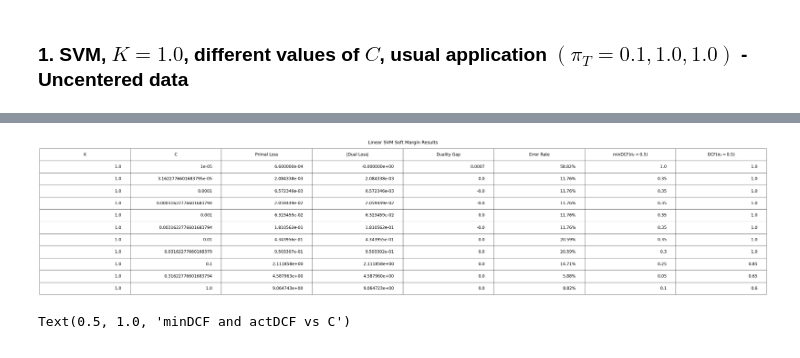
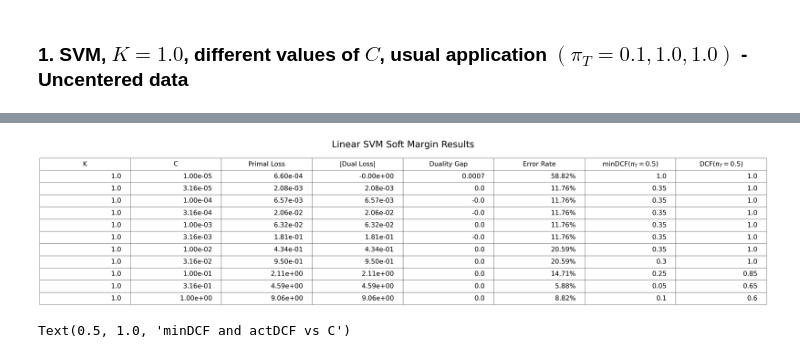
Before and after one commit to RiccardoRevalor/Fingerprint_Spoofing_Detection, a Jupyter notebook: 4_SVM.ipynb, the cells around one changed output, grey strips where cells are left out. Saved outputs shown, nothing was run; the diff lists cells and outputs as text; code cells hidden in the pictures.

```diff
--- a/4_SVM.ipynb
+++ b/4_SVM.ipynb
@@ -83,6 +83,6 @@ primal_loss_table, dual_loss_table, dualitygap_table = unpacked_results
 
 table_data = []
 for i in range(len(K_table)):
-    table_data.append([K_table[i], C_table[i], f"{primal_loss_table[i]:.6e}", f"{-dual_loss_table[i]:.6e}", round(dualitygap_table[i], 4), f"{errorRate_table[i] * 100:.2f}%", round(minDCF_table[i], 4), round(DCFs_table[i], 4)])
+    table_data.append([K_table[i], f"{C_table[i]:.2e}", f"{primal_loss_table[i]:.2e}", f"{-dual_loss_table[i]:.2e}", round(dualitygap_table[i], 4), f"{errorRate_table[i] * 100:.2f}%", round(minDCF_table[i], 4), round(DCFs_table[i], 4)])
 # %% [output]
 [Parallel(n_jobs=-1)]: Using backend LokyBackend with 16 concurrent workers.
@@ -95,15 +94,15 @@ for i in range(len(K_table)):
 # %%
 fig, ax = plt.subplots()
 ax.axis('tight')
 ax.axis('off')
 table = ax.table(cellText=table_data, colLabels=['K', 'C', 'Primal Loss', '|Dual Loss|', 'Duality Gap', 'Error Rate', 'minDCF($\pi_T = 0.5$)', 'DCF($\pi_T = 0.5$)'], loc='center')
 table.auto_set_font_size(False)
-table.set_fontsize(20)
+table.set_fontsize(32)
 table.scale(10, 5)
-plt.title('Linear SVM Soft Margin Results', fontsize=22, pad=250)
+plt.title('Linear SVM Soft Margin Results', fontsize=45, pad=280)
 plt.show()
 # %% [output]
-[figure, old version]
+[figure, new version]
 # %%
 
 #plot minDCF, actDCF vs C
```
Also changed, not shown: parts of 6 cells of this notebook, 1 other file.
